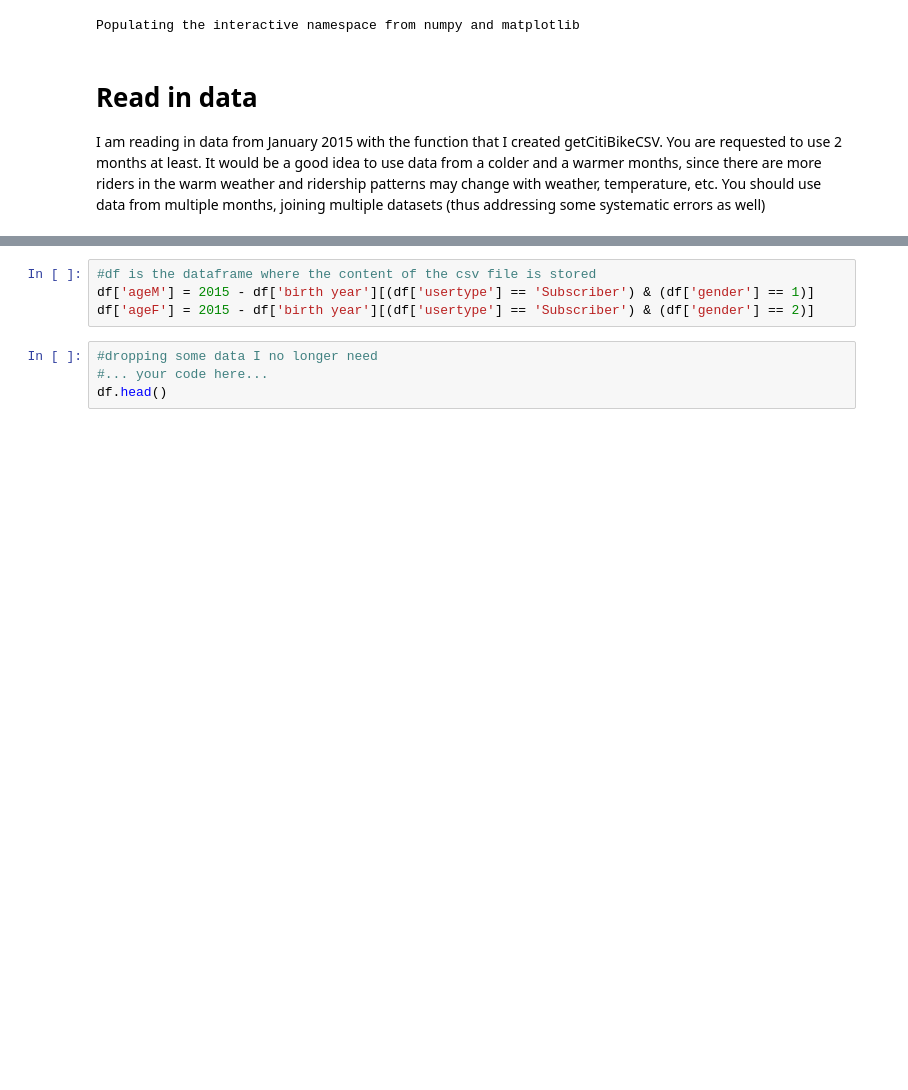
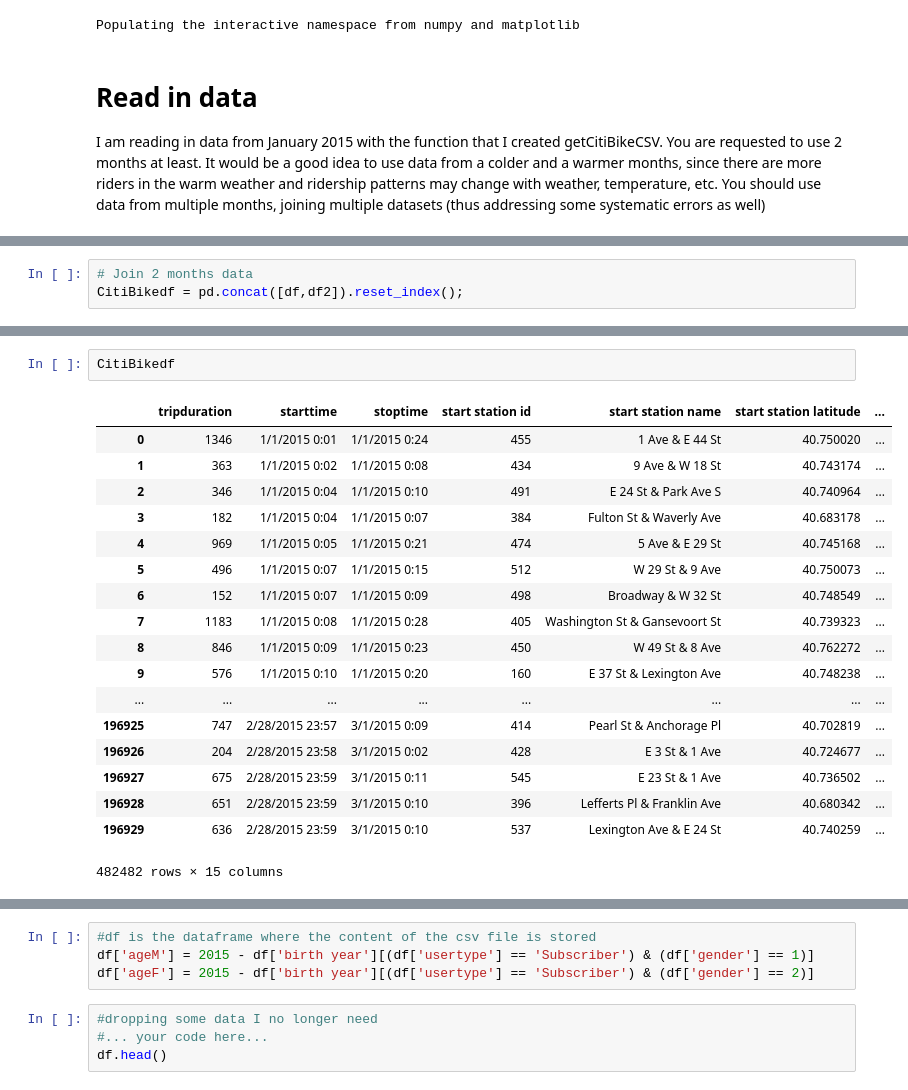
Before and after one commit to andrewnell/PUI2017_adn323, a Jupyter notebook: HW4_adn323/Ass4_adn323.ipynb, the cells around one changed output, grey strips where cells are left out. Cells and saved outputs as stored; diff of their text form; blank space fills up the shorter version.

```diff
--- a/HW4_adn323/Ass4_adn323.ipynb
+++ b/HW4_adn323/Ass4_adn323.ipynb
@@ -58,2 +66,5 @@ df.head()
+# %%
+# Join 2 months data
+CitiBikedf = pd.concat([df,df2]).reset_index();
 # %%
 # df is the dataframe where the content of the csv file is stored
@@ -79,0 +77,21 @@ Index([u'tripduration', u'starttime', u'stoptime', u'start station id',
+# %%
+CitiBikedf
+# %% [output]
+|  | tripduration | starttime | stoptime | start station id | start station name | start station latitude | ... |
+| 0 | 1346 | 1/1/2015 0:01 | 1/1/2015 0:24 | 455 | 1 Ave & E 44 St | 40.750020 | ... |
+| 1 | 363 | 1/1/2015 0:02 | 1/1/2015 0:08 | 434 | 9 Ave & W 18 St | 40.743174 | ... |
+| 2 | 346 | 1/1/2015 0:04 | 1/1/2015 0:10 | 491 | E 24 St & Park Ave S | 40.740964 | ... |
+| 3 | 182 | 1/1/2015 0:04 | 1/1/2015 0:07 | 384 | Fulton St & Waverly Ave | 40.683178 | ... |
+| 4 | 969 | 1/1/2015 0:05 | 1/1/2015 0:21 | 474 | 5 Ave & E 29 St | 40.745168 | ... |
+| 5 | 496 | 1/1/2015 0:07 | 1/1/2015 0:15 | 512 | W 29 St & 9 Ave | 40.750073 | ... |
+| 6 | 152 | 1/1/2015 0:07 | 1/1/2015 0:09 | 498 | Broadway & W 32 St | 40.748549 | ... |
+| 7 | 1183 | 1/1/2015 0:08 | 1/1/2015 0:28 | 405 | Washington St & Gansevoort St | 40.739323 | ... |
+| 8 | 846 | 1/1/2015 0:09 | 1/1/2015 0:23 | 450 | W 49 St & 8 Ave | 40.762272 | ... |
+| 9 | 576 | 1/1/2015 0:10 | 1/1/2015 0:20 | 160 | E 37 St & Lexington Ave | 40.748238 | ... |
+| ... | ... | ... | ... | ... | ... | ... | ... |
+| 196925 | 747 | 2/28/2015 23:57 | 3/1/2015 0:09 | 414 | Pearl St & Anchorage Pl | 40.702819 | ... |
+| 196926 | 204 | 2/28/2015 23:58 | 3/1/2015 0:02 | 428 | E 3 St & 1 Ave | 40.724677 | ... |
+| 196927 | 675 | 2/28/2015 23:59 | 3/1/2015 0:11 | 545 | E 23 St & 1 Ave | 40.736502 | ... |
+| 196928 | 651 | 2/28/2015 23:59 | 3/1/2015 0:10 | 396 | Lefferts Pl & Franklin Ave | 40.680342 | ... |
+| 196929 | 636 | 2/28/2015 23:59 | 3/1/2015 0:10 | 537 | Lexington Ave & E 24 St | 40.740259 | ... |
+482482 rows × 15 columns
```
Also changed, not shown: parts of 8 cells of this notebook, 1 other file.
